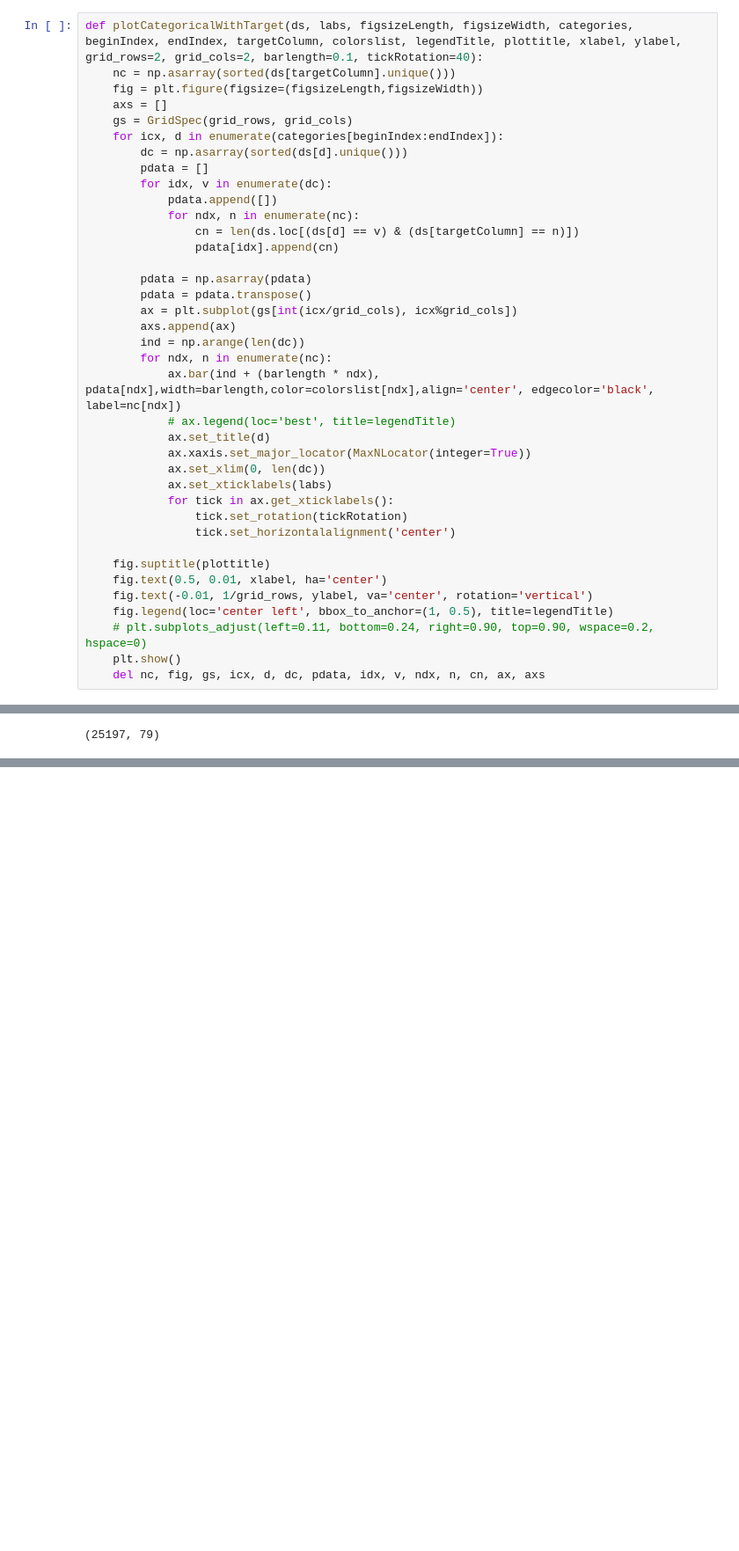
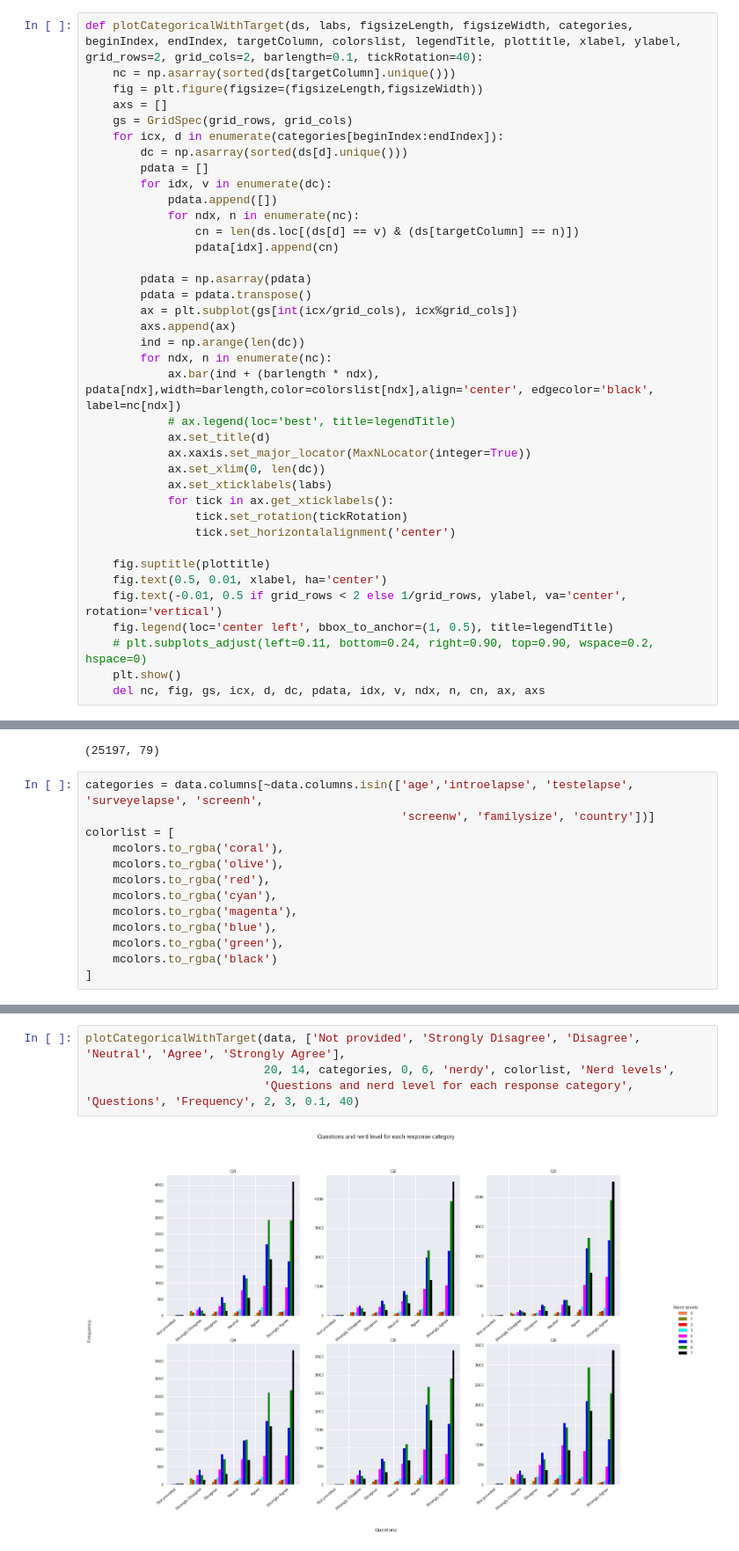
Before and after one commit to rupesh-papneja/am, a Jupyter notebook: ml-phase-1.ipynb, the cells around one changed output, grey strips where cells are left out. Shown at 88% size. Saved outputs shown, nothing was run; the diff lists cells and outputs as text; blank space fills up the shorter version.

```diff
--- a/ml-phase-1.ipynb
+++ b/ml-phase-1.ipynb
@@ -47,7 +47,7 @@ def plotCategoricalWithTarget(ds, labs, figsizeLength, figsizeWidth, categories,
 
     fig.suptitle(plottitle)
     fig.text(0.5, 0.01, xlabel, ha='center')
-    fig.text(-0.01, 1/grid_rows, ylabel, va='center', rotation='vertical')
+    fig.text(-0.01, 0.5 if grid_rows < 2 else 1/grid_rows, ylabel, va='center', rotation='vertical')
     fig.legend(loc='center left', bbox_to_anchor=(1, 0.5), title=legendTitle)
     # plt.subplots_adjust(left=0.11, bottom=0.24, right=0.90, top=0.90, wspace=0.2, hspace=0)
     plt.show()
@@ -319,6 +319,19 @@ data = data[~(data.loc[:,'Q1':'Q26':1]==0).all(axis=1)]
 data.shape
 # %% [output]
 (25197, 79)
+# %%
+categories = data.columns[~data.columns.isin(['age','introelapse', 'testelapse', 'surveyelapse', 'screenh',
+                                              'screenw', 'familysize', 'country'])]
+colorlist = [
+    mcolors.to_rgba('coral'),
+    mcolors.to_rgba('olive'),
+    mcolors.to_rgba('red'),
+    mcolors.to_rgba('cyan'),
+    mcolors.to_rgba('magenta'),
+    mcolors.to_rgba('blue'),
+    mcolors.to_rgba('green'),
+    mcolors.to_rgba('black')
+]
 # %%
 fig, axs = plt.subplots(1, 5, figsize=(9, 3), sharey=True)
 for idx, d in enumerate(data.columns[0:5]):
@@ -1080,0 +454,6 @@ plotCategoricalWithTarget(data, ['Not provided', 'Rural', 'Suburban', 'Urban'],
+# %%
+plotCategoricalWithTarget(data, ['Not provided', 'Strongly Disagree', 'Disagree', 'Neutral', 'Agree', 'Strongly Agree'],
+                          20, 14, categories, 0, 6, 'nerdy', colorlist, 'Nerd levels',
+                          'Questions and nerd level for each response category', 'Questions', 'Frequency', 2, 3, 0.1, 40)
+# %% [output]
+[figure, added]
```
Also changed, not shown: parts of 37 cells of this notebook.
